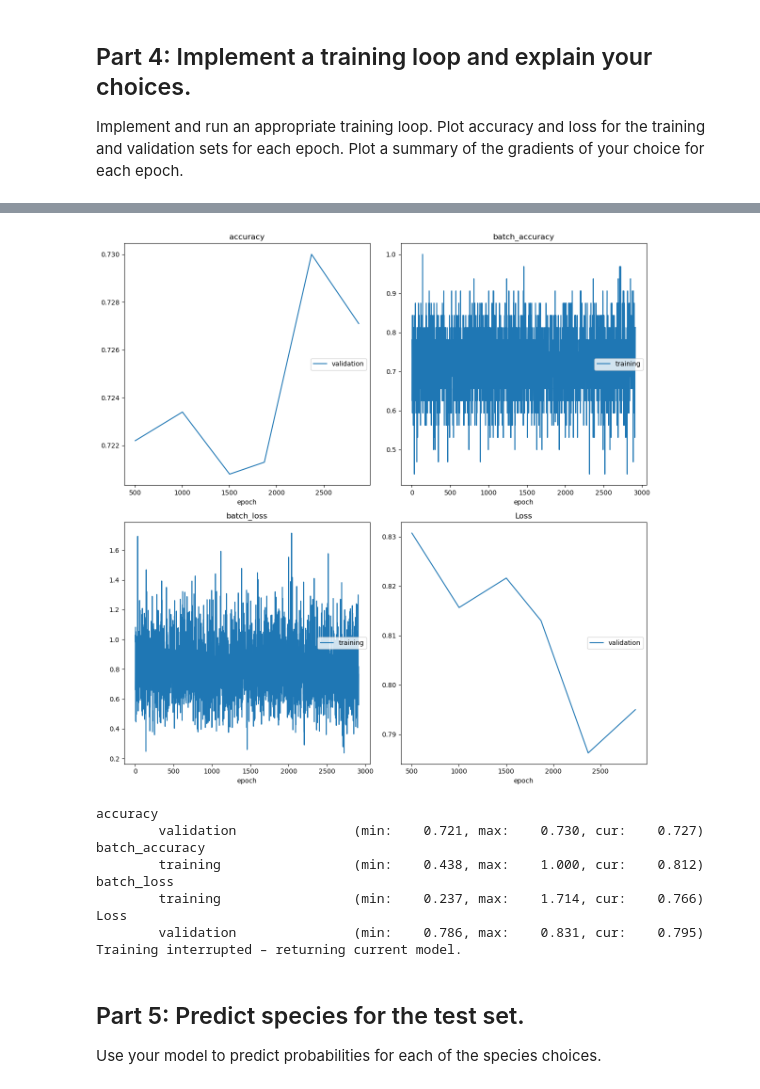
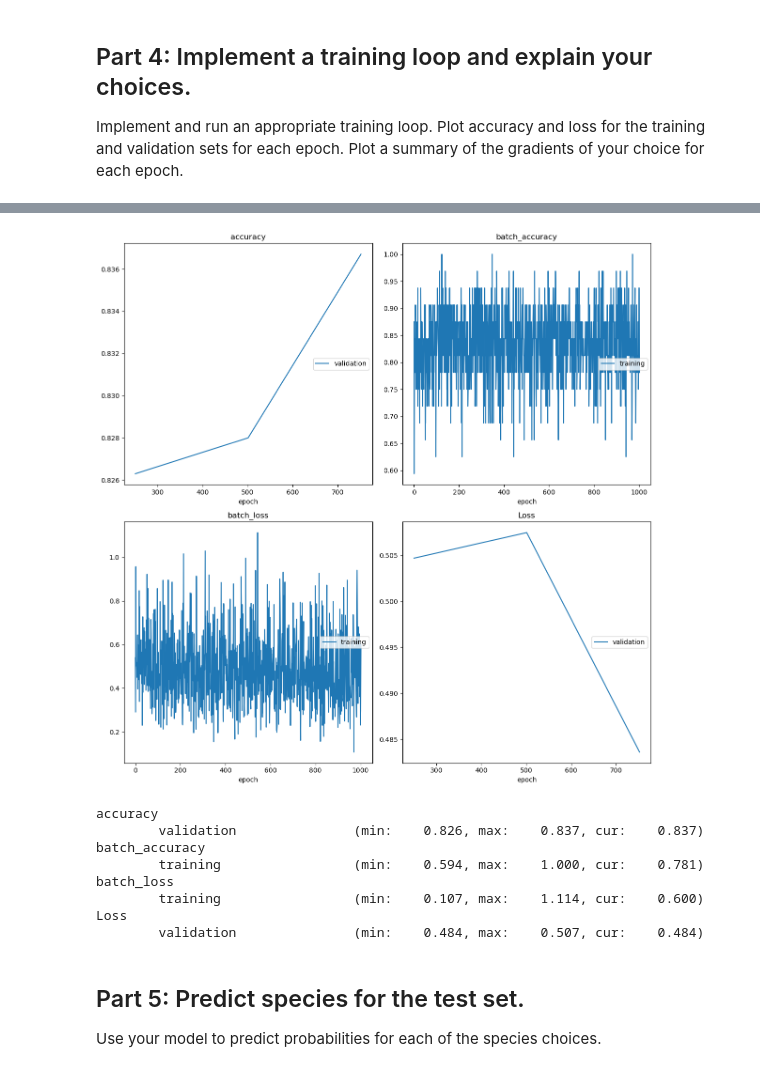
Before and after one commit to stanleyhuang12/finetune-cnn, a Jupyter notebook: project2.ipynb, the cells around one changed output, grey strips where cells are left out. Cells and saved outputs as stored; diff of their text form; code cells hidden in the pictures.

```diff
--- a/project2.ipynb
+++ b/project2.ipynb
@@ -832,9 +841,12 @@ batch_loss
 Training interrupted – returning current model.
 <__main__.FinetunedVision at 0x...>
 # %%
-MODEL_CHOICE = "alexnet"
+MODEL_CHOICE = "resnet"
 
-if MODEL_CHOICE == "alexnet":
+if MODEL_CHOICE == "resnet":
+    from torchvision.models import resnet18, ResNet18_Weights
+    base_model = models.resnet18(weights=ResNet18_Weights.DEFAULT)
+elif MODEL_CHOICE == "alexnet":
     base_model = models.alexnet(weights=AlexNet_Weights.DEFAULT)
 elif MODEL_CHOICE == "efficientnet_b0":
     from torchvision.models import EfficientNet_B0_Weights
@@ -847,7 +859,7 @@ ftmodel = FinetunedVision(
     train_data   = train_data,
     val_data = val_data,
     directory  = "results_latest",
-    model_choice = MODEL_CHOICE,
+    model_choice = "resnet",
 )
 ftmodel.train_model(
     num_epochs  = 10,
@@ -871,54 +876,57 @@ Loss
 Note: i may recontinue training here if i get kicked out of the SCC. This has been overwritten many times
 """
 RESUME = True
-MODEL_CHOICE = "alexnet"
-CKPT_PATH  = "results_latest/best_model_model_param.pth"
+MODEL_CHOICE = "resnet"
+CKPT_PATH = "results_latest/best_model_model_param.pth"
 
-if MODEL_CHOICE == "alexnet":
+if MODEL_CHOICE == "resnet":
+    from torchvision.models import resnet18, ResNet18_Weights
+    base_model = models.resnet18(weights=ResNet18_Weights.DEFAULT)
+elif MODEL_CHOICE == "alexnet":
     base_model = models.alexnet(weights=AlexNet_Weights.DEFAULT)
 elif MODEL_CHOICE == "efficientnet_b0":
+    from torchvision.models import EfficientNet_B0_Weights
     base_model = models.efficientnet_b0(weights=EfficientNet_B0_Weights.DEFAULT)
 else:
     raise ValueError(f"Unsupported MODEL_CHOICE: '{MODEL_CHOICE}'")
 
 ftmodel = FinetunedVision(
     model = base_model,
     train_data = train_data,
     val_data = val_data,
     directory = "results_latest",
     model_choice = MODEL_CHOICE,
 )
 
 if RESUME:
     if not os.path.exists(CKPT_PATH):
         raise FileNotFoundError(f"Checkpoint not found at '{CKPT_PATH}' cannot resume.")
     ftmodel.model.load_state_dict(torch.load(CKPT_PATH, map_location=device))
     ftmodel.model.to(device)
     print(f"Resumed from checkpoint: {CKPT_PATH}")
     ftmodel.train_model(
         num_epochs = 7,
-        lr = 1e-4,
-        wd = 1e-4,
+        lr = 3e-5,
+        wd = 2e-4,
         batch_size = 32,
-        mini_val_every_n_batches = 500,
+        mini_val_every_n_batches = 250,
     )
 else:
     print("Starting fresh training run.")
     ftmodel.train_model(
         num_epochs = 20,
         lr = 1e-4,
         wd = 1e-4,
         batch_size = 32,
         mini_val_every_n_batches = 500,
     )
 # %% [output]
-[figure, old version]
+[figure, new version]
 accuracy
-        validation               (min:    0.721, max:    0.730, cur:    0.727)
+        validation               (min:    0.826, max:    0.837, cur:    0.837)
 batch_accuracy
-        training                 (min:    0.438, max:    1.000, cur:    0.812)
+        training                 (min:    0.594, max:    1.000, cur:    0.781)
 batch_loss
-        training                 (min:    0.237, max:    1.714, cur:    0.766)
+        training                 (min:    0.107, max:    1.114, cur:    0.600)
 Loss
-        validation               (min:    0.786, max:    0.831, cur:    0.795)
-Training interrupted – returning current model.
+        validation               (min:    0.484, max:    0.507, cur:    0.484)
```
Also changed, not shown: parts of 7 cells of this notebook.
